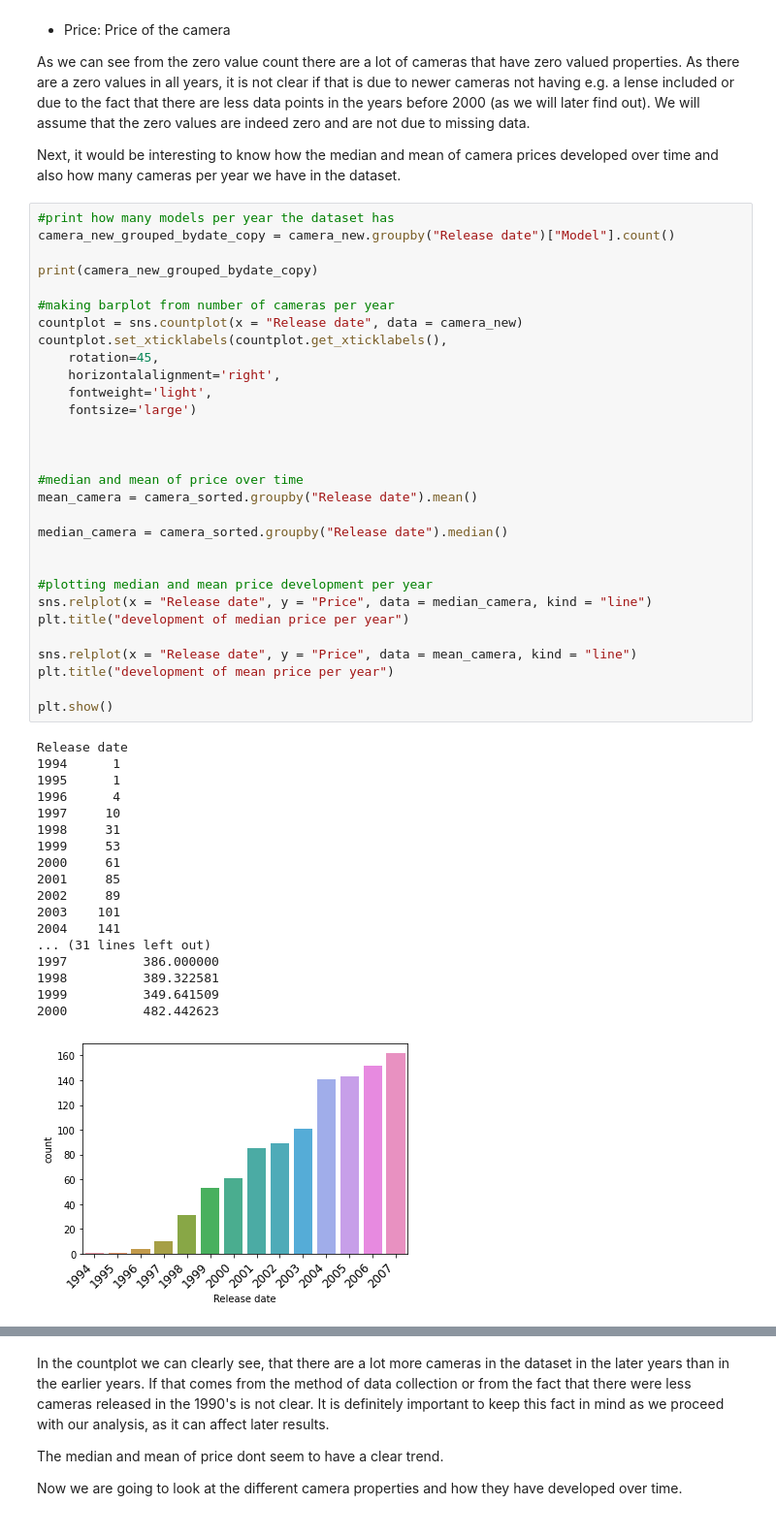
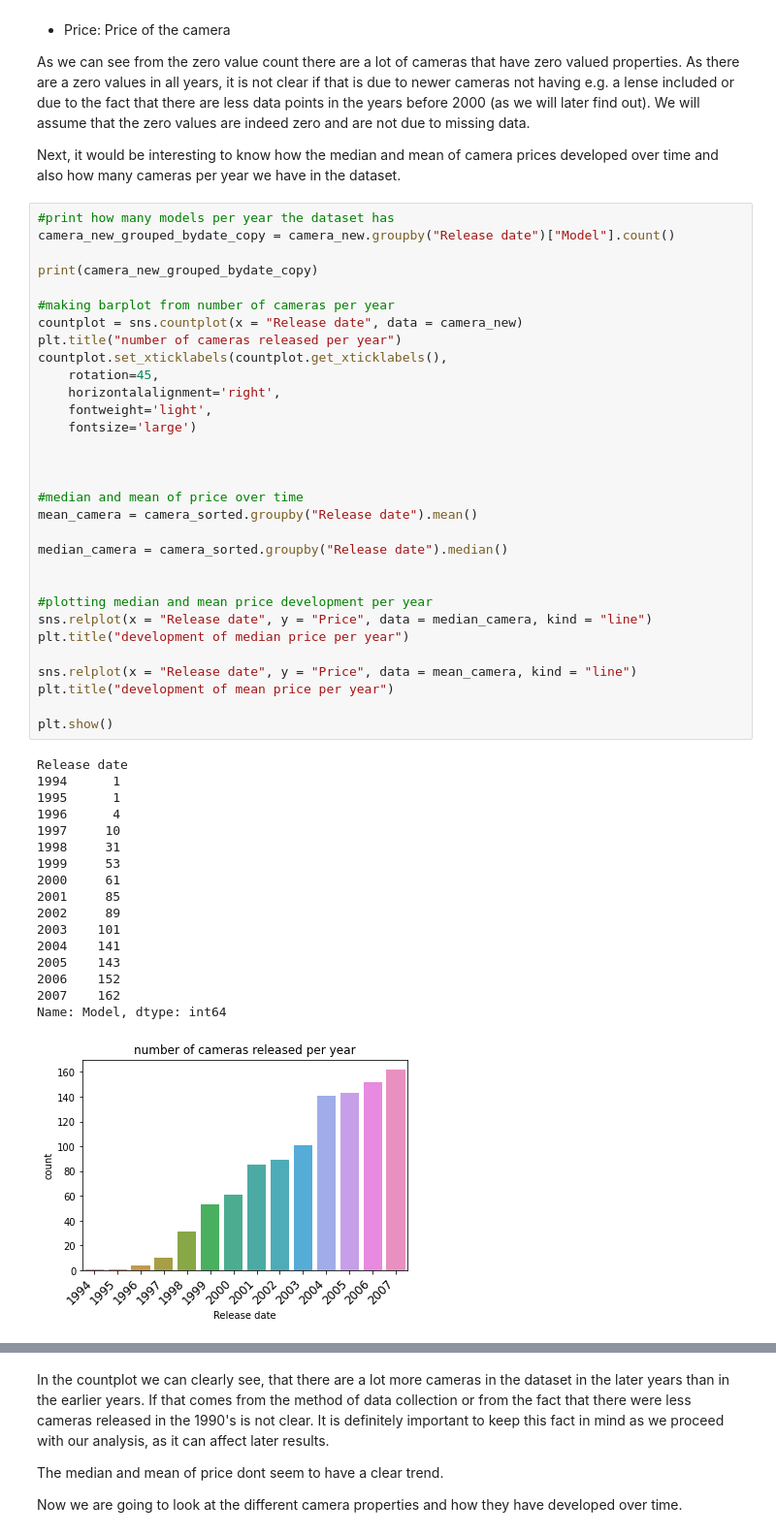
Before and after one commit to juro95/Camera-Data-Science-Project, a Jupyter notebook: 1000cameras.ipynb, the cells around one changed output, grey strips where cells are left out. Shown at 97% size. Drawn from its saved outputs; the diff is of its cells as text.

```diff
--- a/1000cameras.ipynb
+++ b/1000cameras.ipynb
@@ -166,6 +166,7 @@ print(camera_new_grouped_bydate_copy)
 
 #making barplot from number of cameras per year
 countplot = sns.countplot(x = "Release date", data = camera_new)
+plt.title("number of cameras released per year")
 countplot.set_xticklabels(countplot.get_xticklabels(),
     rotation=45,
     horizontalalignment='right',
@@ -174,39 +175,38 @@ countplot.set_xticklabels(countplot.get_xticklabels(),
 
 
 
 #median and mean of price over time
 mean_camera = camera_sorted.groupby("Release date").mean()
 
 median_camera = camera_sorted.groupby("Release date").median()
 
 
 #plotting median and mean price development per year
 sns.relplot(x = "Release date", y = "Price", data = median_camera, kind = "line")
 plt.title("development of median price per year")
 
 sns.relplot(x = "Release date", y = "Price", data = mean_camera, kind = "line")
 plt.title("development of mean price per year")
 
 plt.show()
 # %% [output]
 Release date
 1994      1
 1995      1
 1996      4
 1997     10
 1998     31
 1999     53
 2000     61
 2001     85
 2002     89
 2003    101
 2004    141
-... (31 lines left out)
-1997          386.000000
-1998          389.322581
-1999          349.641509
-2000          482.442623
+2005    143
+2006    152
+2007    162
+Name: Model, dtype: int64
-[figure, old version]
+[figure, new version]
 [figure]
 [figure]
 # %% [markdown]
```
Also changed, not shown: parts of 1 cell of this notebook.
